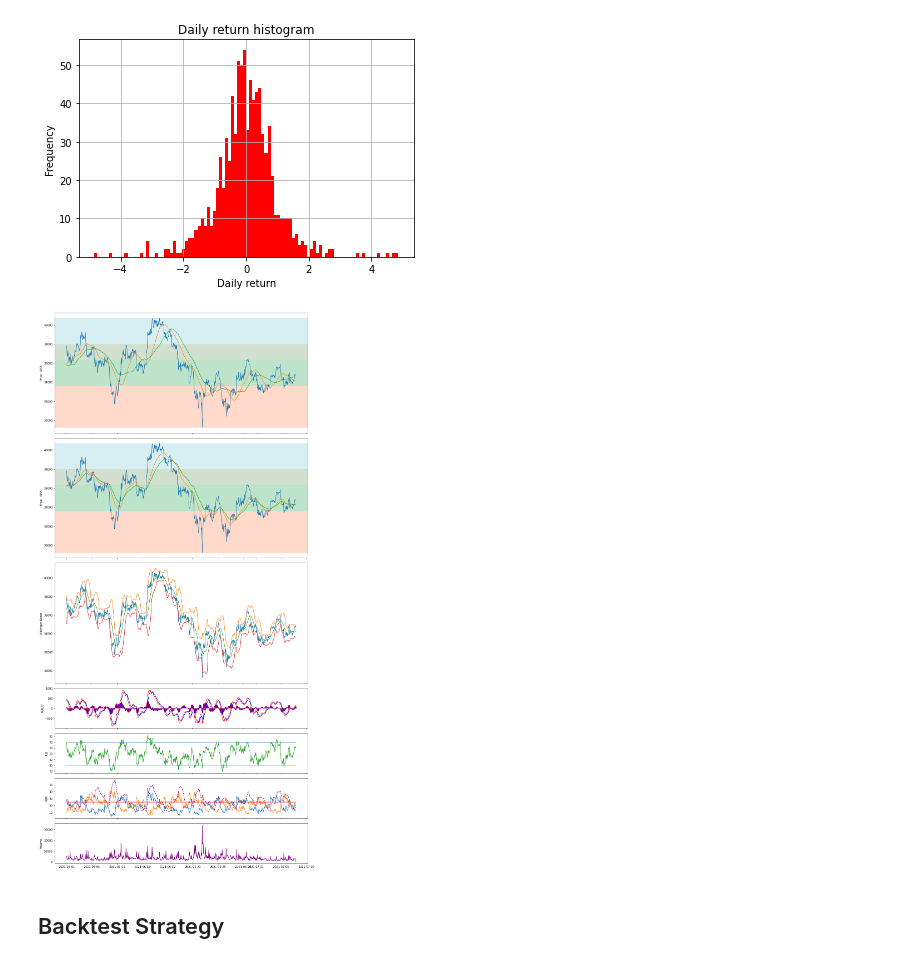
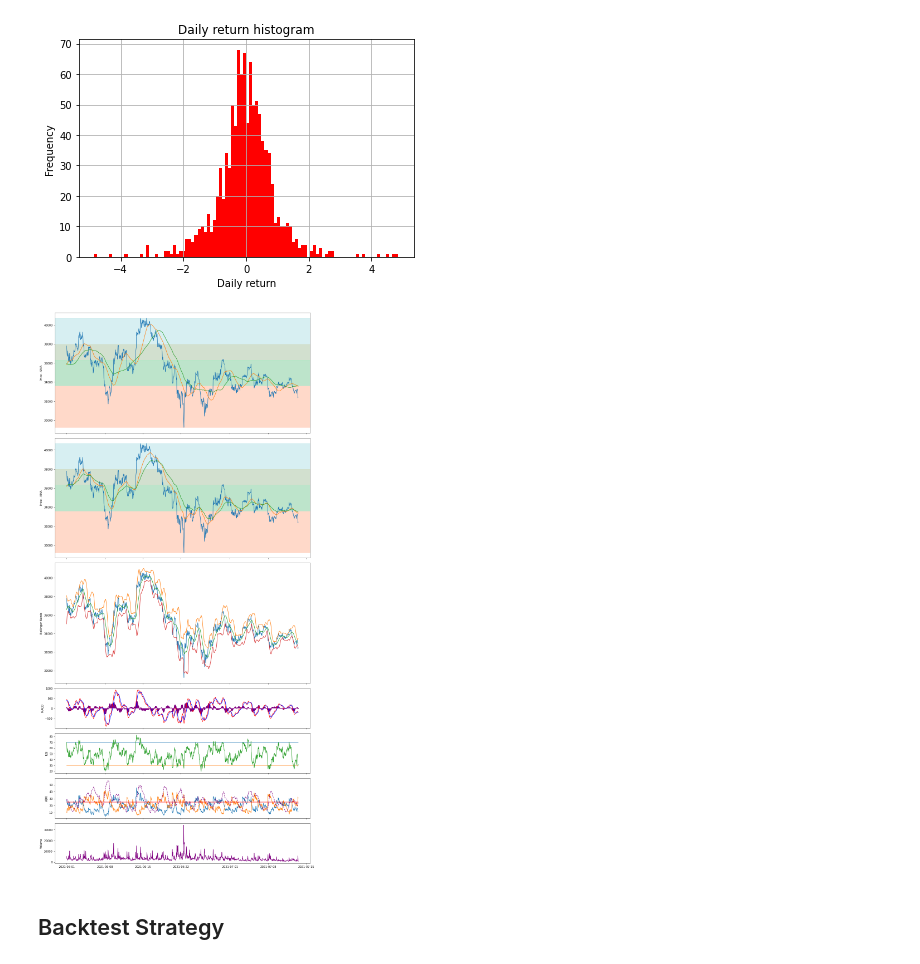
Before and after one commit to evandroagnes/cryptocurrencies-trading, a Jupyter notebook: cryptocurrencies_analysis.ipynb, the cells around one changed output. Cells and saved outputs as stored; diff of their text form; code cells hidden in the pictures.

```diff
--- a/cryptocurrencies_analysis.ipynb
+++ b/cryptocurrencies_analysis.ipynb
@@ -23,6 +38,6 @@ from datetime import timedelta
 # %%
 # valid intervals - 1m, 3m, 5m, 15m, 30m, 1h, 2h, 4h, 6h, 8h, 12h, 1d, 3d, 1w, 1M
 interval = '1m'
-pair = 'ETHUSDT'
+pair = 'BTCUSDT'
 # %%
 from trade_utils import initialize_ohlc_df
@@ -77,7 +93,7 @@ from binance_utils import update_historical_data
 df = update_historical_data(df, pair, interval)
 # %%
 # only data from 2020 until now are going to save
-df = df[2020-1-1:]
+df = df['2020-1-1':]
 
 filename = 'data/' + pair + '-' + interval + '-binance.csv'
 df.to_csv(filename)
@@ -118,7 +147,7 @@ data['SMA10'] = sma(data['ClosePrice'], 10)
 data['SMA20'] = sma(data['ClosePrice'], 20)
 data['SMA30'] = sma(data['ClosePrice'], 30)
 data['SMA50'] = sma(data['ClosePrice'], 50)
-data['SMA90'] = sma(data['ClosePrice'], 90)
+data['SMA100'] = sma(data['ClosePrice'], 100)
 data['SMA200'] = sma(data['ClosePrice'], 200)
 
 # EMA
@@ -127,7 +156,7 @@ data['EMA10'] = ema(data['ClosePrice'], 10)
 data['EMA20'] = ema(data['ClosePrice'], 20)
 data['EMA30'] = ema(data['ClosePrice'], 30)
 data['EMA50'] = ema(data['ClosePrice'], 50)
-data['EMA90'] = ema(data['ClosePrice'], 90)
+data['EMA100'] = ema(data['ClosePrice'], 100)
 data['EMA200'] = ema(data['ClosePrice'], 200)
 
 # MACD
@@ -160,12 +189,12 @@ plt.xlabel('Daily return')
 plt.title('Daily return histogram')
 plt.show()
 # %% [output]
-[figure, old version]
+[figure, new version]
 # %%
 fig, (ax1, ax2, ax3, ax4, ax5, ax6, ax7) = plt.subplots(nrows=7, sharex=True, figsize=(14, 28), gridspec_kw = {'height_ratios':[3, 3, 3, 1, 1, 1, 1]})
 
 # Price x SMA
-ax1.plot(data.index, data[['ClosePrice', 'SMA50', 'SMA90']])
+ax1.plot(data.index, data[['ClosePrice', 'SMA50', 'SMA100']])
 # Fibonacci retracement
 ax1.axhspan(fib_levels['level1'], fib_levels['price_min'], alpha=0.4, color='lightsalmon')
 ax1.axhspan(fib_levels['level2'], fib_levels['level1'], alpha=0.5, color='palegoldenrod')
@@ -174,7 +203,7 @@ ax1.axhspan(fib_levels['price_max'], fib_levels['level3'], alpha=0.5, color='pow
 ax1.set_ylabel('Price - SMA')
 
 # Price x EMA
-ax2.plot(data.index, data[['ClosePrice', 'EMA50', 'EMA90']])
+ax2.plot(data.index, data[['ClosePrice', 'EMA50', 'EMA100']])
 # Fibonacci retracement
 ax2.axhspan(fib_levels['level1'], fib_levels['price_min'], alpha=0.4, color='lightsalmon')
 ax2.axhspan(fib_levels['level2'], fib_levels['level1'], alpha=0.5, color='palegoldenrod')
@@ -186,34 +215,34 @@ ax2.set_ylabel('Price - EMA')
 ax3.plot(data['ClosePrice'], label='Price')
 ax3.plot(data['UpperBBand'], label='Upper band')
 ax3.plot(data['MidiBBand'], label='Middle band')
 ax3.plot(data['LowerBBand'], label='Lower band')
 ax3.set_ylabel('Bollinger Bands')
 
 # MACD
 ax4.plot(data.index, data['MACD'], label='MACD', color = 'red')
 ax4.plot(data.index, data['signal'], label='Signal Line', color='blue')
 ax4.bar(data.index, data['MACDH'], color="purple", width = timedelta(hours=4))
 ax4.set_ylabel('MACD')
 
 # RSI
 ax5.plot(data.index, [70] * len(data.index), label='overbought')
 ax5.plot(data.index, [30] * len(data.index), label='oversold')
 ax5.plot(data.index, data['rsi'], label='rsi')
 ax5.set_ylabel('RSI')
 
 # ADX
 ax6.plot(data.index, data[['DI+', 'DI-']])
 ax6.plot(data.index, data[['ADX']], color='purple', linestyle='dashed')
 ax6.plot(data.index, [25] * len(data.index), color = 'red')
 ax6.set_ylabel('ADX')
 
 # Volume
 ax7.plot(data.index, data['Volume'], color='purple')
 ax7.set_ylabel('Volume')
 
 fig.tight_layout()
 # %% [output]
-[figure, old version]
+[figure, new version]
 # %% [markdown]
 ## Backtest Strategy
 # %%
```
Also changed, not shown: parts of 29 cells of this notebook, 1 other file.
